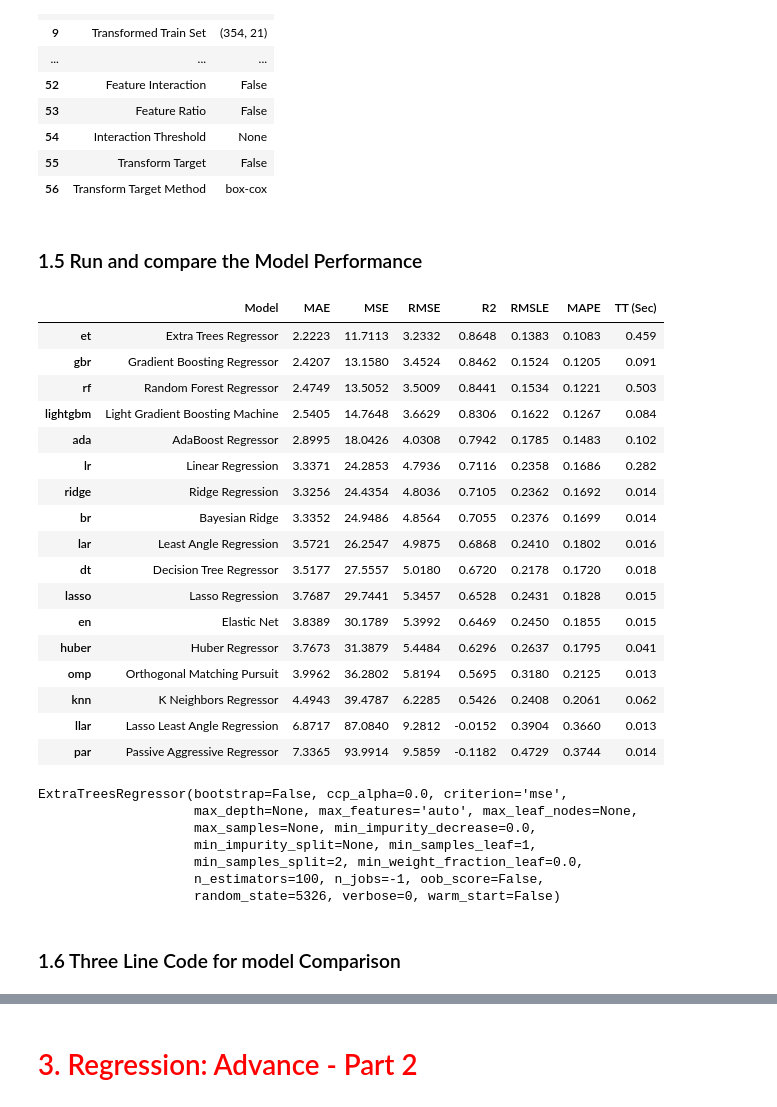
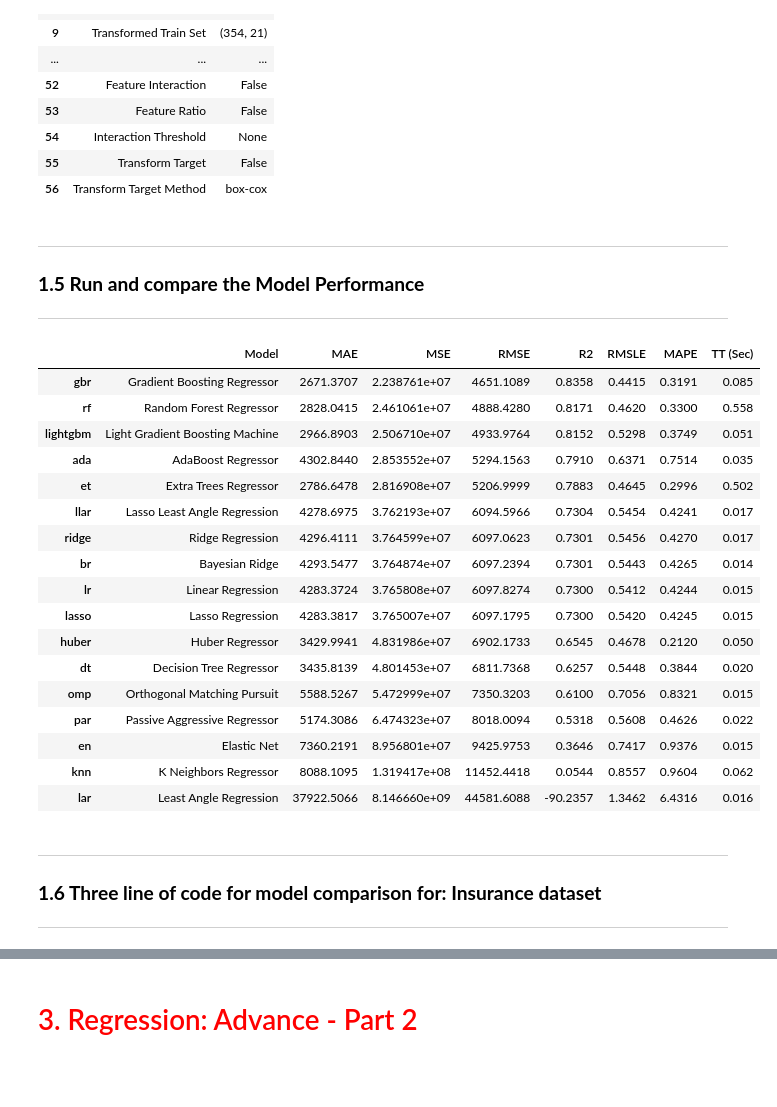
Before and after one commit to psrana/Machine-Learning-using-PyCaret, a Jupyter notebook: 02_PyCaret_for_Regression_with_Results.ipynb, the cells around one changed output, grey strips where cells are left out. Drawn from its saved outputs; the diff is of its cells as text; code cells hidden in the pictures; blank space fills up the shorter version.

```diff
--- a/02_PyCaret_for_Regression_with_Results.ipynb
+++ b/02_PyCaret_for_Regression_with_Results.ipynb
@@ -124,38 +132,35 @@ s = setup(data =  bostonDataSet, target='medv', silent=True)
 | 55 | Transform Target | False |
 | 56 | Transform Target Method | box-cox |
 # %% [markdown]
-### 1.5 Run and compare the Model Performance
+---
+### **1.5 Run and compare the Model Performance**
+---
 # %%
-compare_models()
+cm = compare_models()
 # Explore more parameters
 # %% [output]
 |  | Model | MAE | MSE | RMSE | R2 | RMSLE | MAPE | TT (Sec) |
-| et | Extra Trees Regressor | 2.2223 | 11.7113 | 3.2332 | 0.8648 | 0.1383 | 0.1083 | 0.459 |
-| gbr | Gradient Boosting Regressor | 2.4207 | 13.1580 | 3.4524 | 0.8462 | 0.1524 | 0.1205 | 0.091 |
-| rf | Random Forest Regressor | 2.4749 | 13.5052 | 3.5009 | 0.8441 | 0.1534 | 0.1221 | 0.503 |
-| lightgbm | Light Gradient Boosting Machine | 2.5405 | 14.7648 | 3.6629 | 0.8306 | 0.1622 | 0.1267 | 0.084 |
-| ada | AdaBoost Regressor | 2.8995 | 18.0426 | 4.0308 | 0.7942 | 0.1785 | 0.1483 | 0.102 |
-| lr | Linear Regression | 3.3371 | 24.2853 | 4.7936 | 0.7116 | 0.2358 | 0.1686 | 0.282 |
-| ridge | Ridge Regression | 3.3256 | 24.4354 | 4.8036 | 0.7105 | 0.2362 | 0.1692 | 0.014 |
-| br | Bayesian Ridge | 3.3352 | 24.9486 | 4.8564 | 0.7055 | 0.2376 | 0.1699 | 0.014 |
-| lar | Least Angle Regression | 3.5721 | 26.2547 | 4.9875 | 0.6868 | 0.2410 | 0.1802 | 0.016 |
-| dt | Decision Tree Regressor | 3.5177 | 27.5557 | 5.0180 | 0.6720 | 0.2178 | 0.1720 | 0.018 |
-| lasso | Lasso Regression | 3.7687 | 29.7441 | 5.3457 | 0.6528 | 0.2431 | 0.1828 | 0.015 |
-| en | Elastic Net | 3.8389 | 30.1789 | 5.3992 | 0.6469 | 0.2450 | 0.1855 | 0.015 |
-| huber | Huber Regressor | 3.7673 | 31.3879 | 5.4484 | 0.6296 | 0.2637 | 0.1795 | 0.041 |
-| omp | Orthogonal Matching Pursuit | 3.9962 | 36.2802 | 5.8194 | 0.5695 | 0.3180 | 0.2125 | 0.013 |
-| knn | K Neighbors Regressor | 4.4943 | 39.4787 | 6.2285 | 0.5426 | 0.2408 | 0.2061 | 0.062 |
-| llar | Lasso Least Angle Regression | 6.8717 | 87.0840 | 9.2812 | -0.0152 | 0.3904 | 0.3660 | 0.013 |
-| par | Passive Aggressive Regressor | 7.3365 | 93.9914 | 9.5859 | -0.1182 | 0.4729 | 0.3744 | 0.014 |
+| gbr | Gradient Boosting Regressor | 2671.3707 | 2.238761e+07 | 4651.1089 | 0.8358 | 0.4415 | 0.3191 | 0.085 |
+| rf | Random Forest Regressor | 2828.0415 | 2.461061e+07 | 4888.4280 | 0.8171 | 0.4620 | 0.3300 | 0.558 |
+| lightgbm | Light Gradient Boosting Machine | 2966.8903 | 2.506710e+07 | 4933.9764 | 0.8152 | 0.5298 | 0.3749 | 0.051 |
+| ada | AdaBoost Regressor | 4302.8440 | 2.853552e+07 | 5294.1563 | 0.7910 | 0.6371 | 0.7514 | 0.035 |
+| et | Extra Trees Regressor | 2786.6478 | 2.816908e+07 | 5206.9999 | 0.7883 | 0.4645 | 0.2996 | 0.502 |
+| llar | Lasso Least Angle Regression | 4278.6975 | 3.762193e+07 | 6094.5966 | 0.7304 | 0.5454 | 0.4241 | 0.017 |
+| ridge | Ridge Regression | 4296.4111 | 3.764599e+07 | 6097.0623 | 0.7301 | 0.5456 | 0.4270 | 0.017 |
+| br | Bayesian Ridge | 4293.5477 | 3.764874e+07 | 6097.2394 | 0.7301 | 0.5443 | 0.4265 | 0.014 |
+| lr | Linear Regression | 4283.3724 | 3.765808e+07 | 6097.8274 | 0.7300 | 0.5412 | 0.4244 | 0.015 |
+| lasso | Lasso Regression | 4283.3817 | 3.765007e+07 | 6097.1795 | 0.7300 | 0.5420 | 0.4245 | 0.015 |
+| huber | Huber Regressor | 3429.9941 | 4.831986e+07 | 6902.1733 | 0.6545 | 0.4678 | 0.2120 | 0.050 |
+| dt | Decision Tree Regressor | 3435.8139 | 4.801453e+07 | 6811.7368 | 0.6257 | 0.5448 | 0.3844 | 0.020 |
+| omp | Orthogonal Matching Pursuit | 5588.5267 | 5.472999e+07 | 7350.3203 | 0.6100 | 0.7056 | 0.8321 | 0.015 |
+| par | Passive Aggressive Regressor | 5174.3086 | 6.474323e+07 | 8018.0094 | 0.5318 | 0.5608 | 0.4626 | 0.022 |
+| en | Elastic Net | 7360.2191 | 8.956801e+07 | 9425.9753 | 0.3646 | 0.7417 | 0.9376 | 0.015 |
+| knn | K Neighbors Regressor | 8088.1095 | 1.319417e+08 | 11452.4418 | 0.0544 | 0.8557 | 0.9604 | 0.062 |
+| lar | Least Angle Regression | 37922.5066 | 8.146660e+09 | 44581.6088 | -90.2357 | 1.3462 | 6.4316 | 0.016 |
-ExtraTreesRegressor(bootstrap=False, ccp_alpha=0.0, criterion='mse',
-                    max_depth=None, max_features='auto', max_leaf_nodes=None,
-                    max_samples=None, min_impurity_decrease=0.0,
-                    min_impurity_split=None, min_samples_leaf=1,
-                    min_samples_split=2, min_weight_fraction_leaf=0.0,
-                    n_estimators=100, n_jobs=-1, oob_score=False,
-                    random_state=5326, verbose=0, warm_start=False)
 # %% [markdown]
-### 1.6 Three Line Code for model Comparison
+---
+### **1.6 Three line of code for model comparison for: Insurance dataset**
+---
 # %%
 from pycaret.datasets import get_data
 from pycaret.regression import *
```
Also changed, not shown: parts of 25 cells of this notebook.
